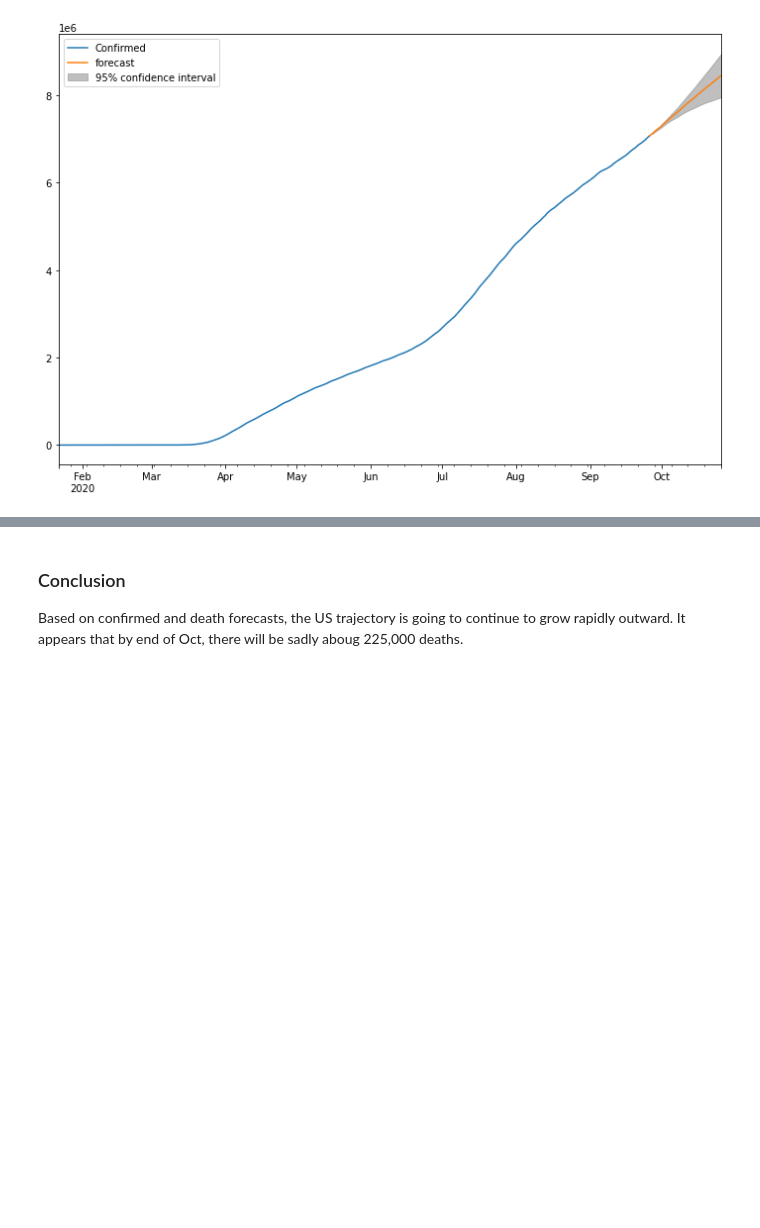
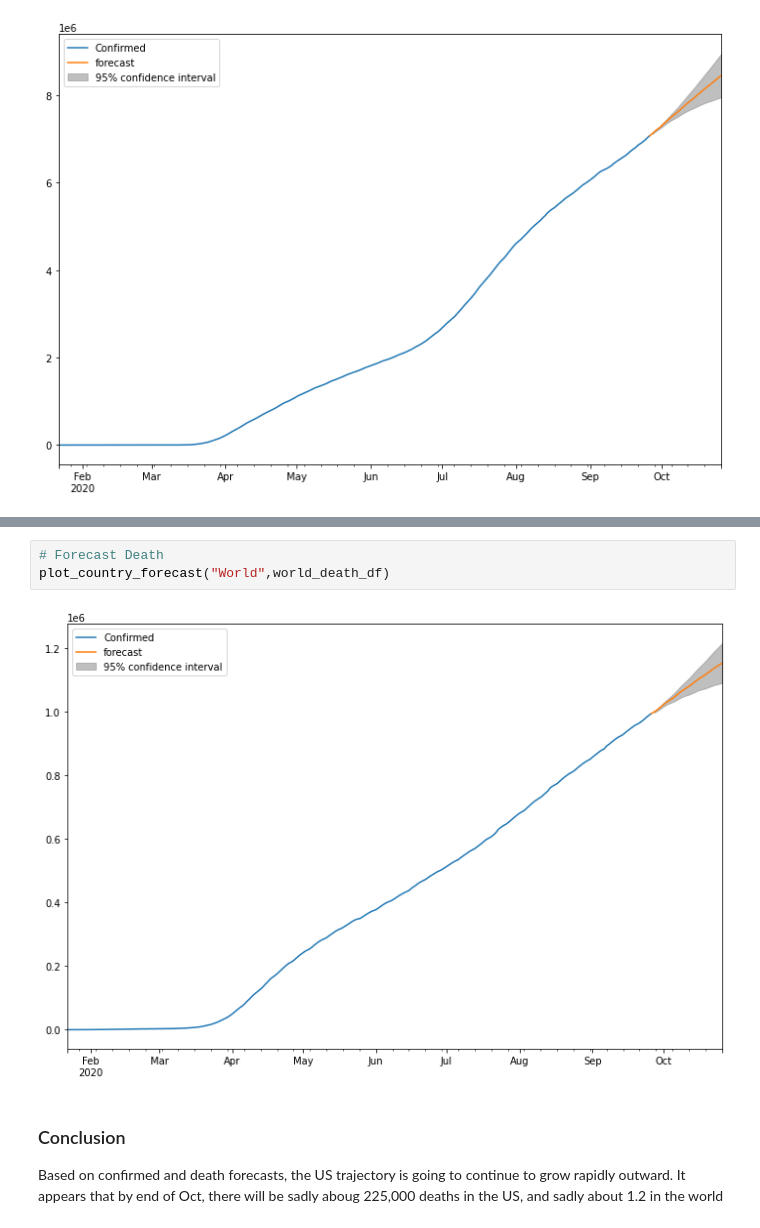
Before and after one commit to arielgamino/covid-19-analysis-and-prediction, a Jupyter notebook: Milestone-4 - ARIMA Analysis.ipynb, the cells around one changed output, grey strips where cells are left out. Cells and saved outputs as stored; diff of their text form; blank space fills up the shorter version.

```diff
--- a/Milestone-4 - ARIMA Analysis.ipynb
+++ b/Milestone-4 - ARIMA Analysis.ipynb
@@ -253,4 +268,9 @@ plot_country_forecast("US",df=world_death_grouped_df)
+# %%
+# Forecast Death
+plot_country_forecast("World",world_death_df)
+# %% [output]
+[figure, added]
 # %% [markdown]
 ### Conclusion
 
-Based on confirmed and death forecasts, the US trajectory is going to continue to grow rapidly outward. It appears that by end of Oct, there will be sadly aboug 225,000 deaths.
+Based on confirmed and death forecasts, the US trajectory is going to continue to grow rapidly outward. It appears that by end of Oct, there will be sadly aboug 225,000 deaths in the US, and sadly about 1.2 in the world
```
Also changed, not shown: parts of 6 cells of this notebook, 6 other files.
